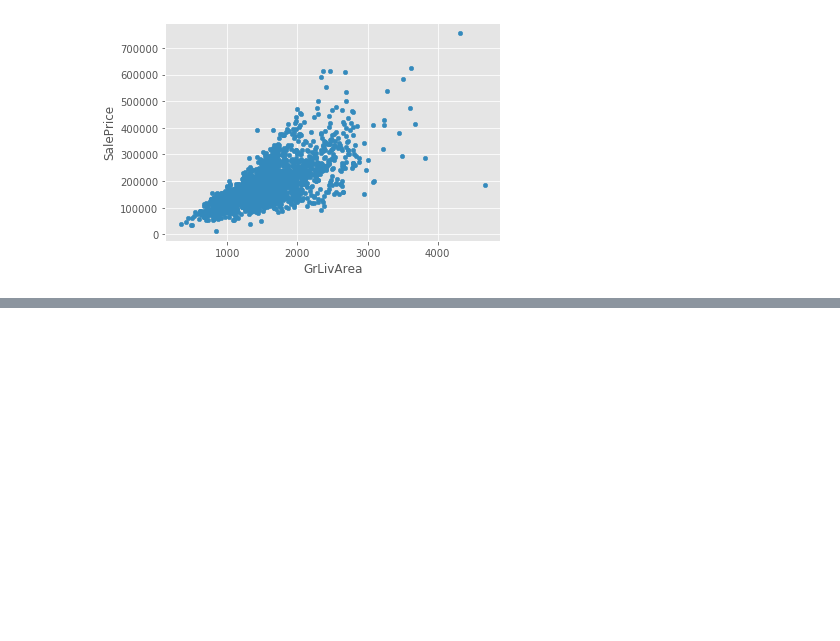
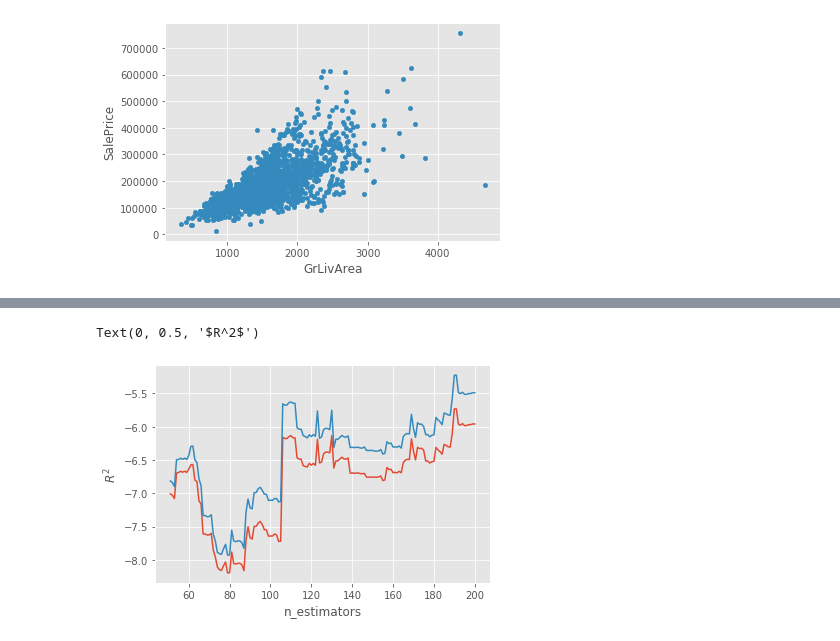
Before and after one commit to mhope321/ML-Project, a Jupyter notebook: Garrett/GBM_with_Feature_Selection_SalePrice.ipynb, the cells around one changed output, grey strips where cells are left out. Drawn from its saved outputs; the diff is of its cells as text; code cells hidden in the pictures; blank space fills up the shorter version.

Commit message:
attempting to use normalized data...

```diff
--- a/Garrett/GBM_with_Feature_Selection_SalePrice.ipynb
+++ b/Garrett/GBM_with_Feature_Selection_SalePrice.ipynb
@@ -199,0 +285,10 @@ Text(0.5, 1.0, 'feature importance of a gbm classifier')
+# %%
+gbm_norm = GradientBoostingRegressor()
+# %%
+X_norm_train, X_norm_test, y_norm_train, y_norm_test = train_test_split(data_l2, y, test_size=0.2)
+# %%
+gbm_norm.set_params(n_estimators=1000, warm_start=False, verbose = 1)
+gbm_norm.fit(X_norm_train, y_norm_train)
+print('-'*50)
+print("The train set R^2 is %.3f" %(gbm_norm.score(X_norm_train, y_norm_train)))
+print("The test set R^2 is %.3f" %(gbm_norm.score(X_norm_test, y_norm_test)))
@@ -199,0 +313,22 @@ Text(0.5, 1.0, 'feature importance of a gbm classifier')
+# %%
+gen_norm_train = gbm_norm.staged_predict(X_train)
+gen_norm_test  = gbm_norm.staged_predict(X_test)
+
+trainR2 = []
+testR2  = []
+steps   = range(1,1000)
+for n in steps:
+    y_norm_pred_train = next(gen_norm_train)
+    y_norm_pred_test  = next(gen_norm_test)
+    trainR2.append(r2_score(y_norm_pred_train, y_norm_train))
+    testR2.append(r2_score(y_norm_pred_test, y_norm_test))
+# %%
+start = 50
+end   = 200
+plt.plot(steps[start:end], trainR2[start:end],label='train')
+plt.plot(steps[start:end], testR2[start:end],label='test')
+plt.xlabel('n_estimators')
+plt.ylabel(r'$R^2$')
+# %% [output]
+Text(0, 0.5, '$R^2$')
+[figure, added]
```
Also changed, not shown: parts of 31 cells of this notebook.
